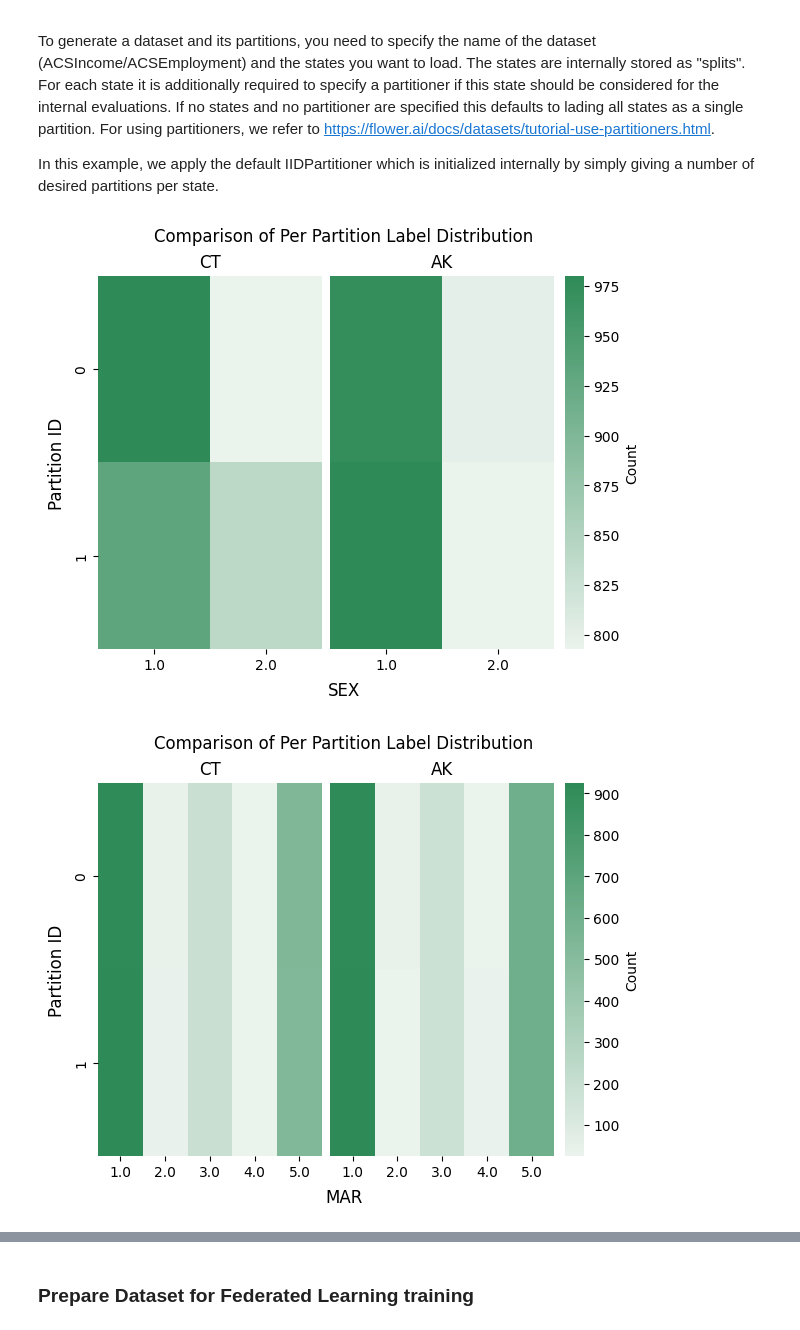
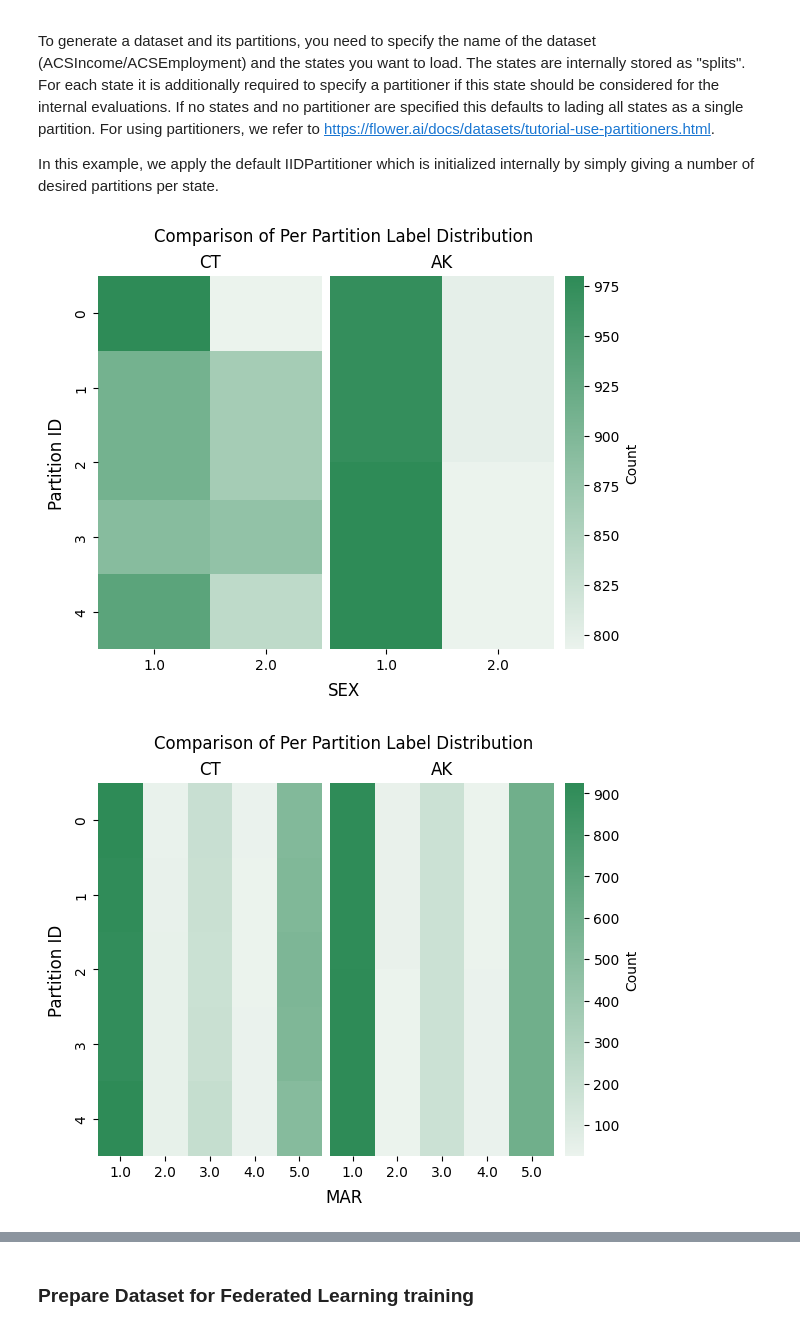
Before and after one commit to xheilmann/FeDa4Fair, a Jupyter notebook: src/fairfl_data/example.ipynb, the cells around one changed output, grey strips where cells are left out. Cells and saved outputs as stored; diff of their text form; code cells hidden in the pictures.

```diff
--- a/src/fairfl_data/example.ipynb
+++ b/src/fairfl_data/example.ipynb
@@ -10,26 +10,29 @@ To generate a dataset and its partitions, you need to specify the name of the da
 In this example, we apply the default IIDPartitioner which is initialized internally by simply giving a number of desired partitions per state.
 # %%
 from FairFederatedDataset import FairFederatedDataset
+import warnings
+
+warnings.filterwarnings("ignore")
 
 # specify the FL dataset, sets 5 partitions for CT and 2 for AK
 ffds = FairFederatedDataset(
     dataset="ACSIncome",
     states=["CT", "AK"],
-    partitioners={"CT": 2, "AK": 2},
+    partitioners={"CT": 5, "AK": 2},
     fl_setting=None,
     fairness_metric="DP",
     fairness_level="attribute",
 )
 
 # Calling one of the following additionally returns evaluation for the complete dataset, as only then data is downloaded
 # load the first partition of CT
 partition_CT_0 = ffds.load_partition(split="CT", partition_id=0)
 
 # load the complete state CT
 split_CT = ffds.load_split("CT")
 
 # the data can be stored with
 ffds.save_dataset("data")
 # %% [output]
-[figure, old version]
+[figure, new version]
-[figure, old version]
+[figure, new version]
```
Also changed, not shown: parts of 11 cells of this notebook.
